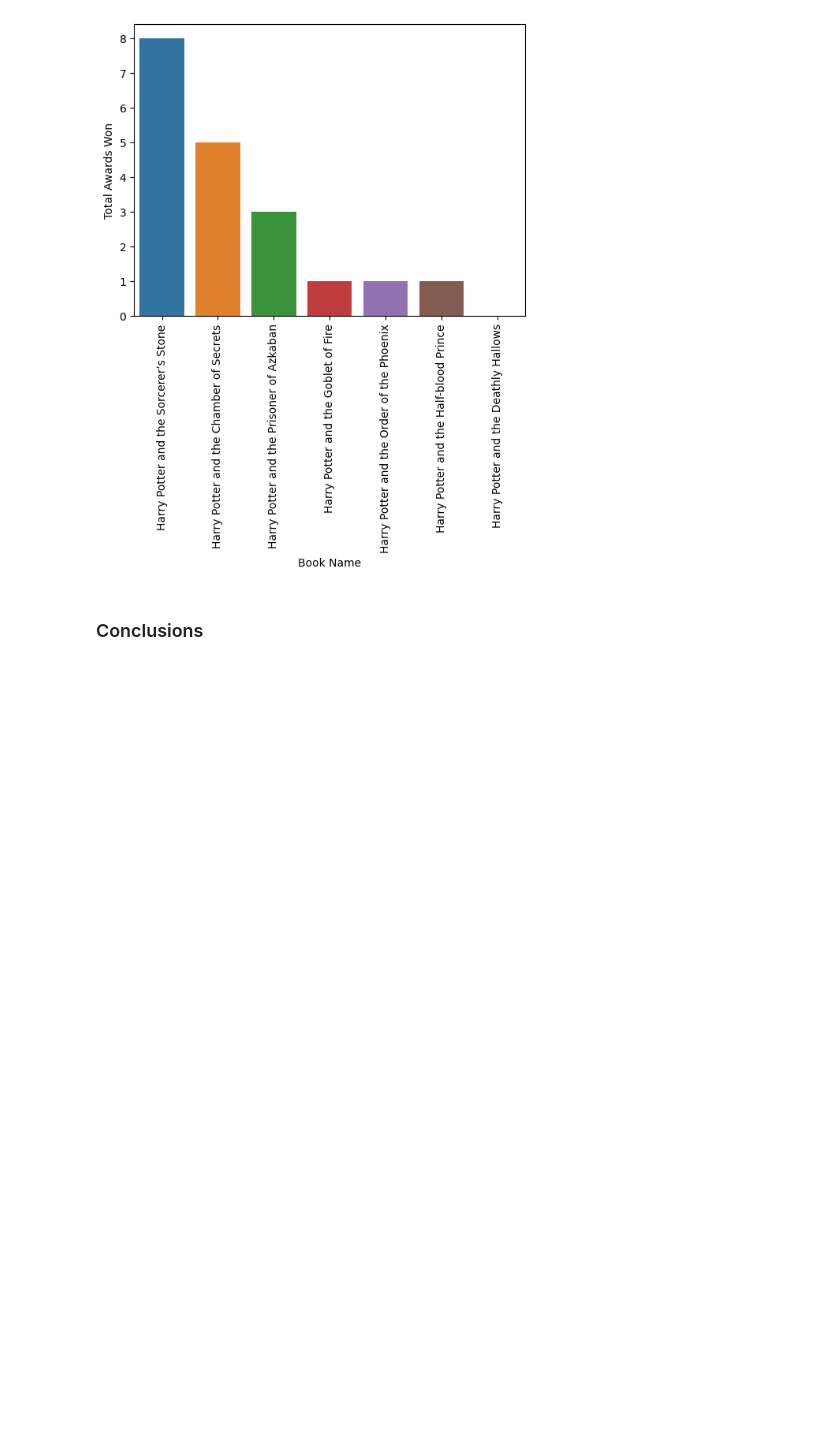
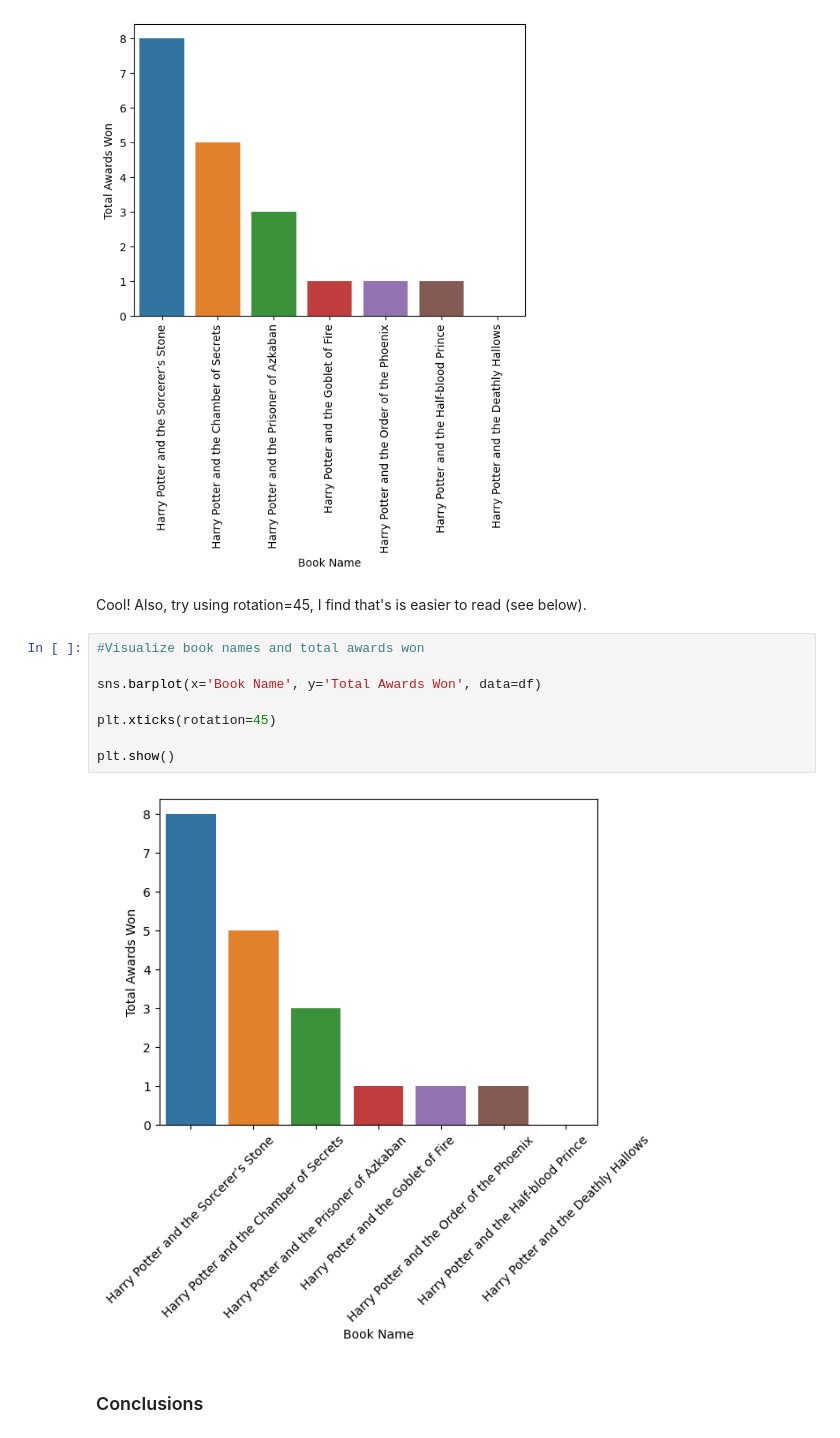
Before and after one commit to devonbode/demo-2, a Jupyter notebook: demo_2.ipynb, the cells around one changed output. Saved outputs shown, nothing was run; the diff lists cells and outputs as text; blank space fills up the shorter version.

```diff
--- a/demo_2.ipynb
+++ b/demo_2.ipynb
@@ -163,6 +177,18 @@ plt.xticks(rotation=90)
 plt.show()
 # %% [output]
 [figure]
+# %% [markdown]
+Cool! Also, try using rotation=45, I find that's is easier to read (see below).
+# %%
+#Visualize book names and total awards won
+
+sns.barplot(x='Book Name', y='Total Awards Won', data=df)
+
+plt.xticks(rotation=45)
+
+plt.show()
+# %% [output]
+[figure, added]
 # %% [markdown]
 ### Conclusions
 # %% [markdown]
```
Also changed, not shown: parts of 8 cells of this notebook.
